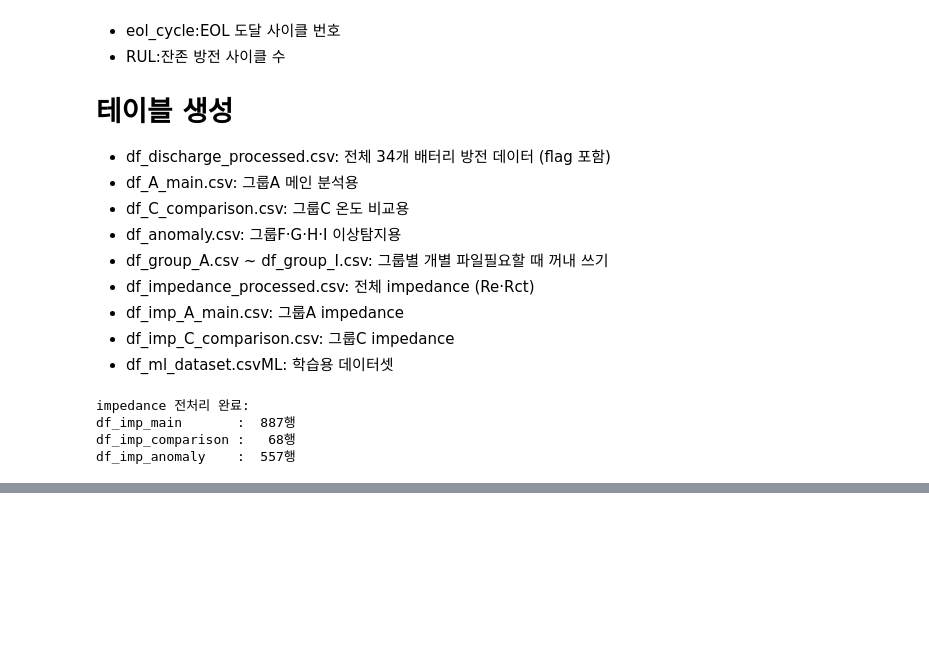
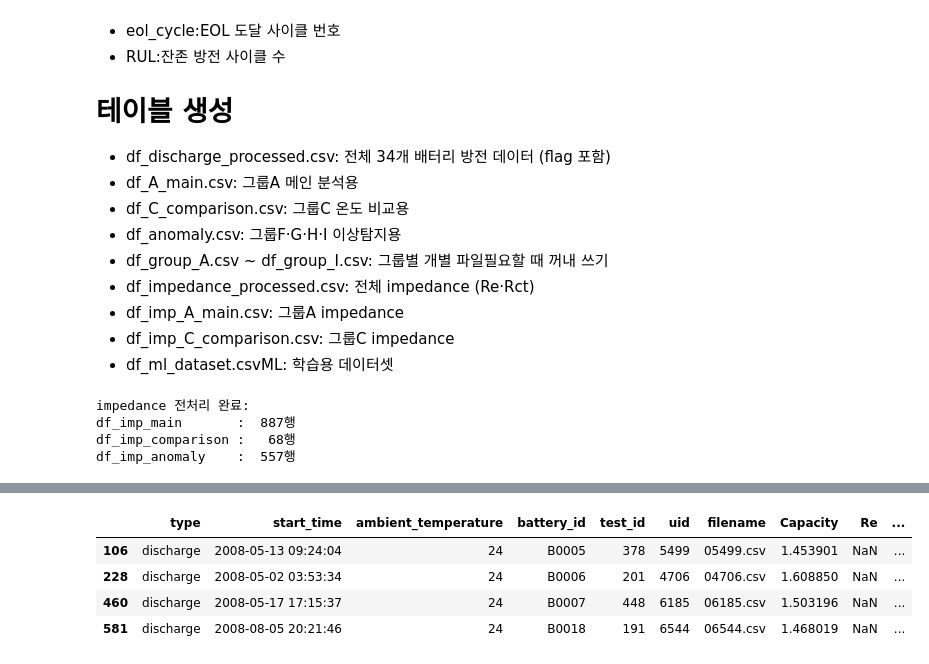
Before and after one commit to mipigirl7/project_lithium_battery_analysis_16team, a Jupyter notebook: 01_preprocessiong.ipynb, the cells around one changed output, grey strips where cells are left out. Saved outputs shown, nothing was run; the diff lists cells and outputs as text; code cells hidden in the pictures; blank space fills up the shorter version.

```diff
--- a/01_preprocessiong.ipynb
+++ b/01_preprocessiong.ipynb
@@ -375,11 +431,17 @@ SOH(State of Health) = 배터리 건강도
 사용할수록 SOH가 낮아짐
 SOH 80% 미만 = 교체 권장 수준
 # %%
-df_discharge['SOH'] = np.where(
-    df_discharge['cap_flag'] == 'valid',
-    (df_discharge['Capacity'] / df_discharge['init_cap'] * 100).round(2),
-    np.nan
+df_discharge['SOH_nominal'] = np.where(  # 모든 배터리를 공통 기준(2.0Ah)으로 비교하기 위한 SOH
+    df_discharge['cap_flag'] == 'valid',  # 유효한 Capacity만 사용
+    (df_discharge['Capacity'] / 2.0 * 100).round(2),  # 정격용량 대비 현재 용량 비율(%)
+    np.nan  # 무효값은 제외
 )
+
+df_discharge['SOH_relative'] = np.where(  # 각 배터리의 시작점 대비 얼마나 감소했는지 보기 위한 SOH
+    df_discharge['cap_flag'] == 'valid',  # 유효한 Capacity만 사용
+    (df_discharge['Capacity'] / df_discharge['init_cap'] * 100).round(2),  # 초기용량 대비 현재 용량 비율(%)
+    np.nan  # 무효값은 제외
+)
 # %% [markdown]
 # 8.EOL 탐지 & RUL 계산
 
@@ -642,0 +720,10 @@ df_ml_dataset.csv           — ML 학습용 데이터셋
+# %%
+rul_subset = eol_summary[eol_summary['analysis_role']=='main']
+
+# RUL subset에 해당하는 battery만 필터
+rul_ids = rul_subset['battery_id']
+
+rul_df = df_discharge[df_discharge['battery_id'].isin(rul_ids)].copy()
+
+# RUL 계산
+rul_df['RUL'] = rul_df['eol_cycle'] - rul_df['discharge_cycle_no']
@@ -642,0 +738,16 @@ df_ml_dataset.csv           — ML 학습용 데이터셋
+# %%
+# RUL subset에 해당하는 battery만 필터
+rul_ids = rul_subset['battery_id']
+
+rul_df = df_discharge[df_discharge['battery_id'].isin(rul_ids)].copy()
+
+# RUL 계산
+rul_df['RUL'] = rul_df['eol_cycle'] - rul_df['discharge_cycle_no']
+# %%
+rul_df[rul_df['RUL'] == 0]
+# %% [output]
+|  | type | start_time | ambient_temperature | battery_id | test_id | uid | filename | Capacity | Re | ... |
+| 106 | discharge | 2008-05-13 09:24:04 | 24 | B0005 | 378 | 5499 | 05499.csv | 1.453901 | NaN | ... |
+| 228 | discharge | 2008-05-02 03:53:34 | 24 | B0006 | 201 | 4706 | 04706.csv | 1.608850 | NaN | ... |
+| 460 | discharge | 2008-05-17 17:15:37 | 24 | B0007 | 448 | 6185 | 06185.csv | 1.503196 | NaN | ... |
+| 581 | discharge | 2008-08-05 20:21:46 | 24 | B0018 | 191 | 6544 | 06544.csv | 1.468019 | NaN | ... |
```
Also changed, not shown: parts of 8 cells of this notebook, 2 other files.
